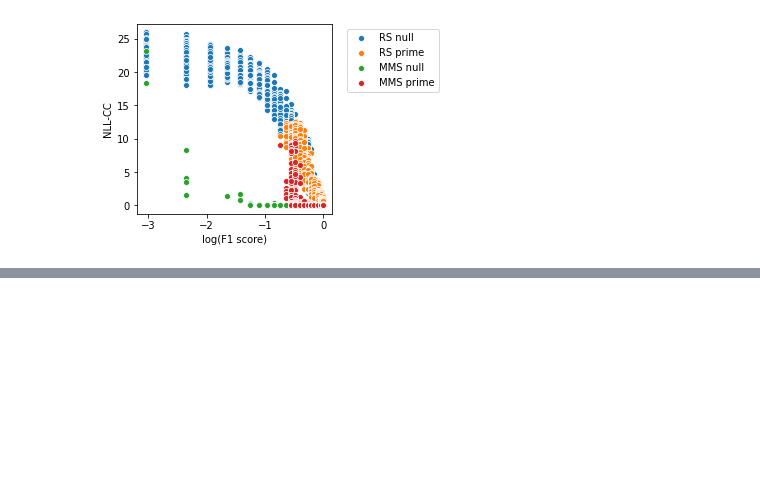
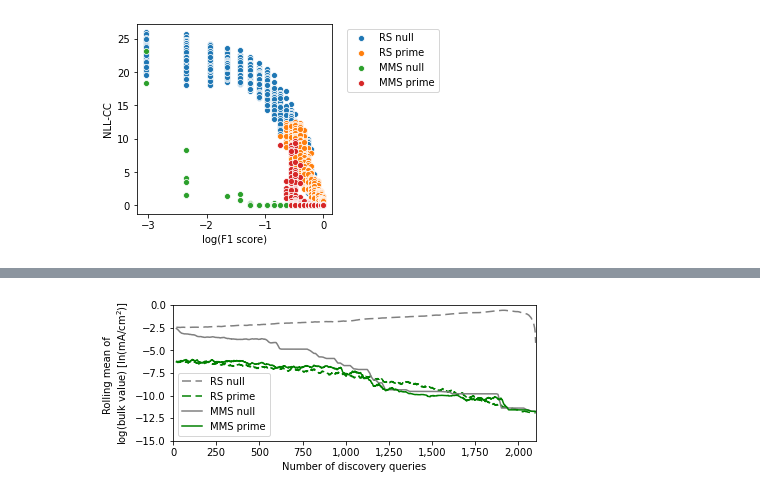
Before and after one commit to ulissigroup/catalyst-acquisitions, a Jupyter notebook: notebooks/comparisons/compare_hallucinations_synthesized.ipynb, the cells around one changed output, grey strips where cells are left out. Saved outputs shown, nothing was run; the diff lists cells and outputs as text; code cells hidden in the pictures; blank space fills up the shorter version.

```diff
--- a/notebooks/comparisons/compare_hallucinations_synthesized.ipynb
+++ b/notebooks/comparisons/compare_hallucinations_synthesized.ipynb
@@ -497,0 +536,35 @@ _ = plt.savefig('../../MMS_manuscript/figures/hallucinations/synthesized/change_
+# %%
+# Calculate the cutoff value over time
+cutoff_value_histories = {}
+for search_type, value_history in bulk_values.items():
+    cutoff_value_history = []
+    for _bulk_values in tqdm(value_history, desc=search_type):
+        sorted_bulks = [(bulk, np.median(values))
+                        for bulk, values in _bulk_values.items()]
+        sorted_bulks.sort(key=lambda tuple_: tuple_[1], reverse=True)
+        cutoff_idx = round((1-0.1) * len(sorted_bulks))
+        cutoff_value = sorted_bulks[cutoff_idx][1]
+        cutoff_value_history.append(cutoff_value)
+    cutoff_value_history = np.array(cutoff_value_history)
+    cutoff_value_histories[search_type] = np.array(cutoff_value_history)
+# %%
+fig = plt.figure()
+ax = plt.gca()
+
+for search_type, cutoff_value_history in cutoff_value_histories.items():
+    log_values = np.log(cutoff_value_history)
+    _ = plot_rolling_metric(ax, log_values, label=search_type,
+                            metric_name='log(bulk value)', unit='ln(mA/cm$^2$)',
+                            window=20)
+
+for line in ax.lines[:2]:
+    line.set_linestyle('--')
+    line.set_dashes((6, 3))
+ax.lines[0].set_color('gray')
+ax.lines[2].set_color('gray')
+ax.lines[1].set_color('green')
+ax.lines[3].set_color('green')
+_ = ax.set_ylim([-15, 0])
+_ = ax.legend()
+# %% [output]
+[figure, added]
```
Also changed, not shown: parts of 11 cells of this notebook.
